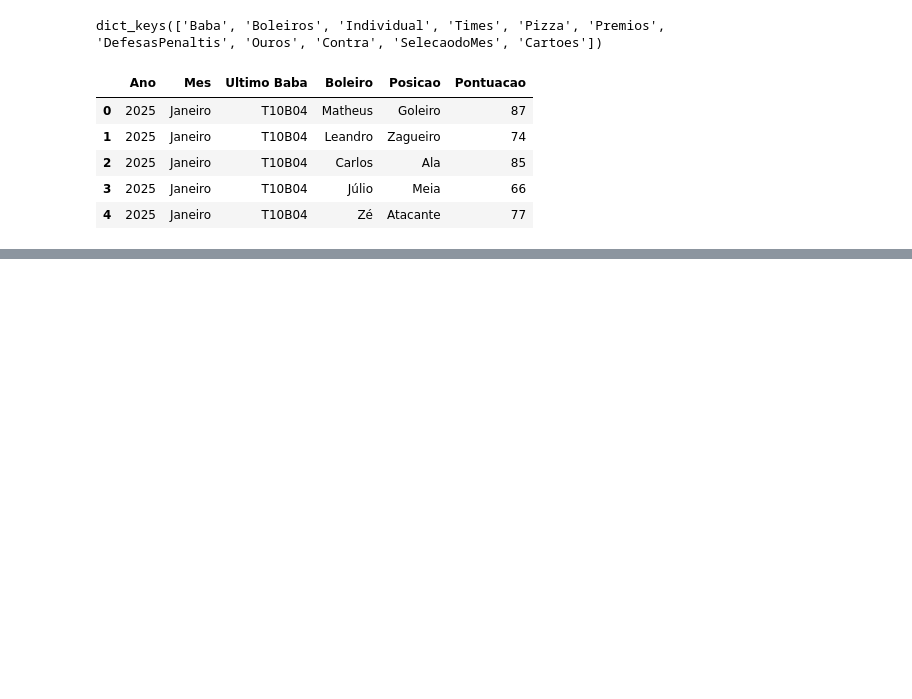
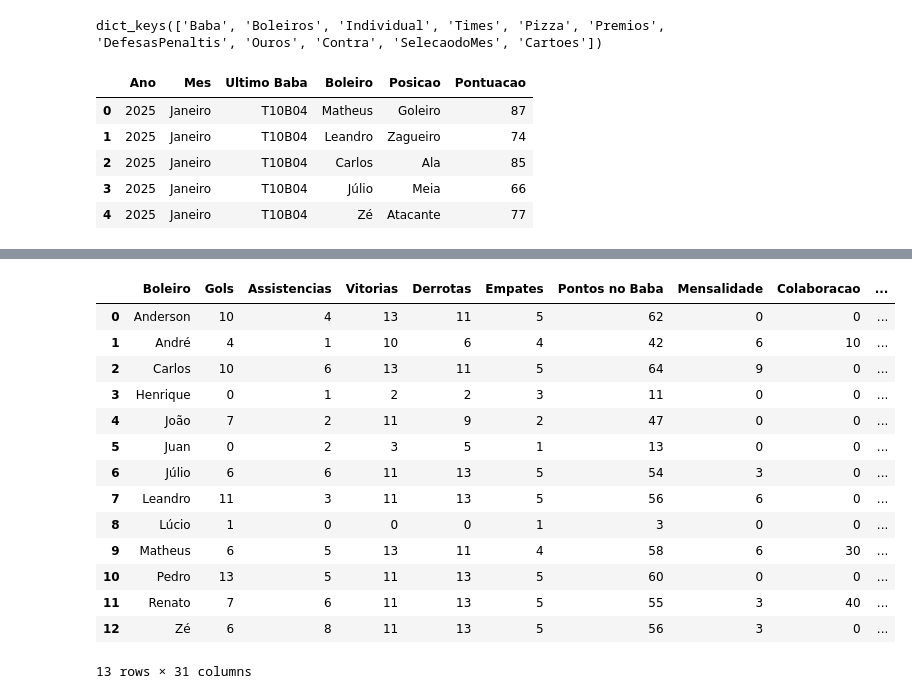
Before and after one commit to FlickFlash/associacao-futebol, a Jupyter notebook: Teste_1_Jogador_Completo/novo_processamento.ipynb, the cells around one changed output, grey strips where cells are left out. Cells and saved outputs as stored; diff of their text form; code cells hidden in the pictures; blank space fills up the shorter version.

Commit message:
Finalização do agrupamento  para trazer ranking completo individual

```diff
--- a/Teste_1_Jogador_Completo/novo_processamento.ipynb
+++ b/Teste_1_Jogador_Completo/novo_processamento.ipynb
@@ -76,7 +76,7 @@ sumula_presenca["Presenca"] = 1
 # sumula_presenca
 # %%
 sumula_ranking = sumula_presenca.copy()
-sumula_ranking["Ranking"] = (
+sumula_ranking["Ranking Geral"] = (
     sumula_ranking["Gols"]
     + sumula_ranking["Assistencias"]
     + sumula_ranking["Vitorias"] * 3
@@ -91,7 +91,7 @@ sumula_ranking["Ranking"] = (
     + sumula_ranking["Premio Gol"] * 3
 )
 
-sumula_ranking["Ranking sem Colaboracao"] = sumula_ranking["Ranking"] - sumula_ranking["Colaboracao"]
+sumula_ranking["Ranking sem Colaboracao"] = sumula_ranking["Ranking Geral"] - sumula_ranking["Colaboracao"]
 # sumula_ranking
 # %%
 df_boleiros = sumula["Boleiros"].copy()
@@ -214,0 +200,10 @@ df_ultima_pizza
+# %%
+df_ultima_presenca = (
+    sumula_ranking[["Baba", "Boleiro"]]
+    .sort_values("Baba", ascending=False)
+    .copy()
+    .groupby("Boleiro", as_index=False)["Baba"]
+    .first()
+    .rename(columns={"Baba": "Ultima Presenca"})
+)
+df_ultima_presenca
@@ -215,3 +225,43 @@ df_ultima_pizza
+# %%
+colunas_para_somar = [
+    "Gols", "Assistencias", "Vitorias", "Derrotas", "Empates", "Pontos no Baba",
+    "Mensalidade", "Colaboracao", "Pontos de Copa", "Pizza", "Defesas de Penalti",
+    "Ouros", "Gols Contra", "Cartao Amarelo", "Cartao Azul", "Cartao Vermelho",
+    "Bola Cheia", "Bola Murcha", "Clean Sheets", "Premio Defesa", "Premio Drible",
+    "Premio Gol", "Premio Inacreditavel", "Roleta", "Presenca", "Ranking Geral",
+    "Ranking sem Colaboracao"
+]
+
+df_ranking_agrupado = (
+    sumula_ranking
+    .copy()
+    .groupby("Boleiro", as_index=False)[colunas_para_somar]
+    .sum()
+)
+
+df_ranking_completo = (df_ranking_agrupado
+                       .merge(df_ultima_pizza, on="Boleiro", how="left")
+                       .merge(df_ultima_presenca, on="Boleiro", how="left")
+                       .merge(df_boleiros, on="Boleiro", how="left")
+                       )
+
+df_ranking_completo
+# %% [output]
+|  | Boleiro | Gols | Assistencias | Vitorias | Derrotas | Empates | Pontos no Baba | Mensalidade | Colaboracao | ... |
+| 0 | Anderson | 10 | 4 | 13 | 11 | 5 | 62 | 0 | 0 | ... |
+| 1 | André | 4 | 1 | 10 | 6 | 4 | 42 | 6 | 10 | ... |
+| 2 | Carlos | 10 | 6 | 13 | 11 | 5 | 64 | 9 | 0 | ... |
+| 3 | Henrique | 0 | 1 | 2 | 2 | 3 | 11 | 0 | 0 | ... |
+| 4 | João | 7 | 2 | 11 | 9 | 2 | 47 | 0 | 0 | ... |
+| 5 | Juan | 0 | 2 | 3 | 5 | 1 | 13 | 0 | 0 | ... |
+| 6 | Júlio | 6 | 6 | 11 | 13 | 5 | 54 | 3 | 0 | ... |
+| 7 | Leandro | 11 | 3 | 11 | 13 | 5 | 56 | 6 | 0 | ... |
+| 8 | Lúcio | 1 | 0 | 0 | 0 | 1 | 3 | 0 | 0 | ... |
+| 9 | Matheus | 6 | 5 | 13 | 11 | 4 | 58 | 6 | 30 | ... |
+| 10 | Pedro | 13 | 5 | 11 | 13 | 5 | 60 | 0 | 0 | ... |
+| 11 | Renato | 7 | 6 | 11 | 13 | 5 | 55 | 3 | 40 | ... |
+| 12 | Zé | 6 | 8 | 11 | 13 | 5 | 56 | 3 | 0 | ... |
+13 rows × 31 columns
 # %%
 # duplas_final = pd.DataFrame()
 # for coluna_boleiro in time.columns:
```
Also changed, not shown: parts of 3 cells of this notebook.
